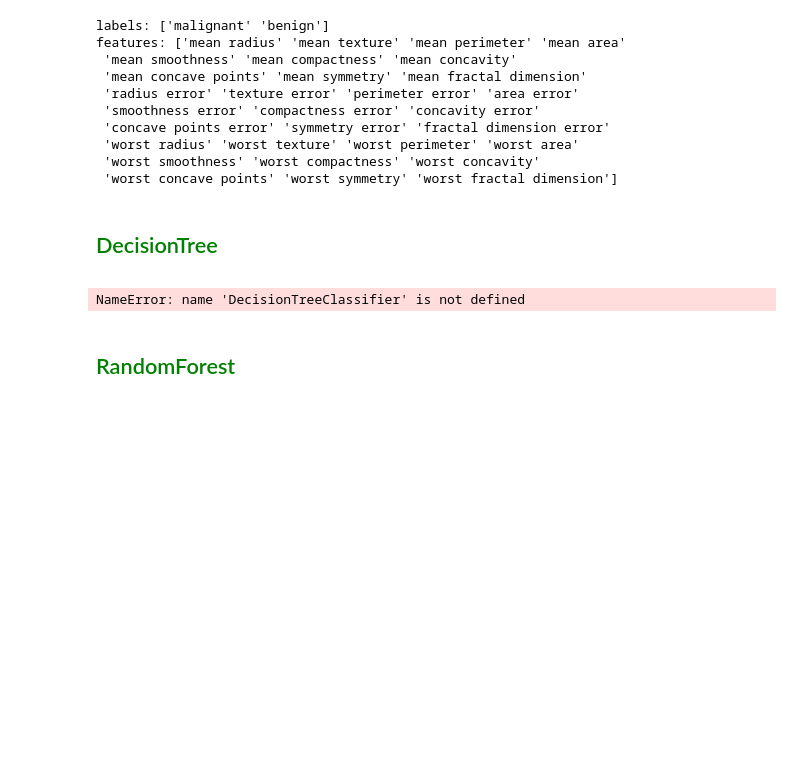
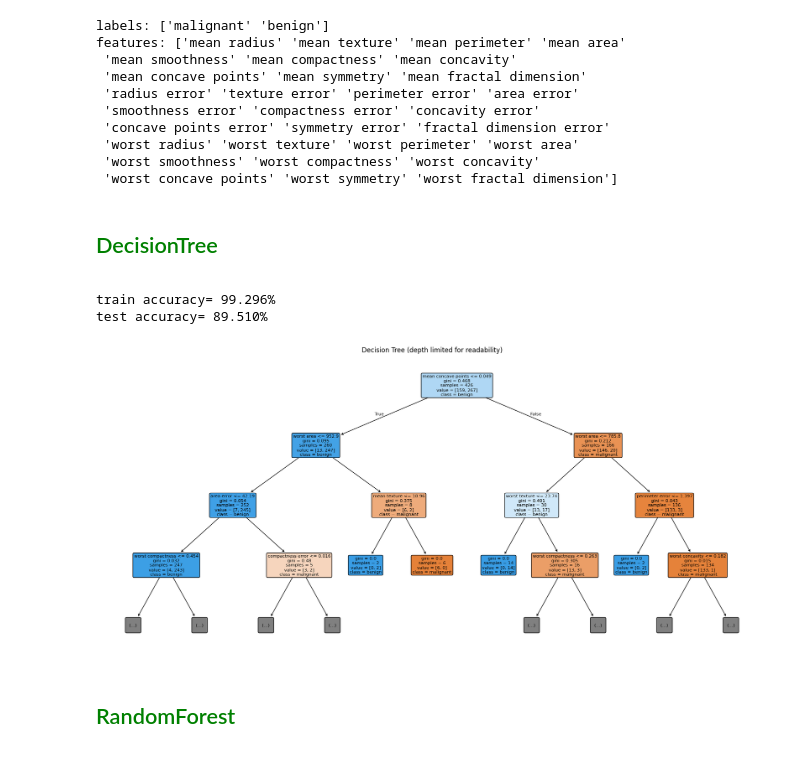
Before and after one commit to Animmant/amazinium_2026_tasks, a Jupyter notebook: archive_all_lesson/l5_dt/lesson_5_dt_hometask.ipynb, the cells around one changed output. Drawn from its saved outputs; the diff is of its cells as text; code cells hidden in the pictures; blank space fills up the shorter version.

Commit message:
l5: add КОСТИЛЬ замість graphviz

```diff
--- a/archive_all_lesson/l5_dt/lesson_5_dt_hometask.ipynb
+++ b/archive_all_lesson/l5_dt/lesson_5_dt_hometask.ipynb
@@ -945,19 +949,31 @@ features: ['mean radius' 'mean texture' 'mean perimeter' 'mean area'
 # %%
 # YOUR_CODE.  create the classifier and train it
 # START_CODE
 clf = DecisionTreeClassifier(
     random_state=0,
     max_depth=5,
 ).fit(X_train, y_train)
 # END_CODE
 
-print("train accuracy= {:.3%}".format(clf.score (X_train, y_train)))
-print("test accuracy= {:.3%}".format(clf.score (X_test, y_test)))
-# graph_viz = tree.export_graphviz(clf, out_file=None,feature_names=features, class_names=labels, filled = True)
-# graph = graphviz.Source(graph_viz)
-# graph.view(cleanup =True) # cleanup (bool) – Delete the source file after rendering.
+print("train accuracy= {:.3%}".format(clf.score(X_train, y_train)))
+print("test accuracy= {:.3%}".format(clf.score(X_test, y_test)))
+
+plt.figure(figsize=(22, 10))
+tree.plot_tree(
+    clf,
+    feature_names=features,
+    class_names=labels,
+    filled=True,
+    rounded=True,
+    fontsize=8,
+    max_depth=3,
+ )
+plt.title("Decision Tree (depth limited for readability)")
+plt.show()
 # %% [output]
-NameError: name 'DecisionTreeClassifier' is not defined
+train accuracy= 99.296%
+test accuracy= 89.510%
+[figure, added]
 # %% [markdown]
 <font color = green>
 
```
Also changed, not shown: parts of 2 cells of this notebook, 1 other file.
